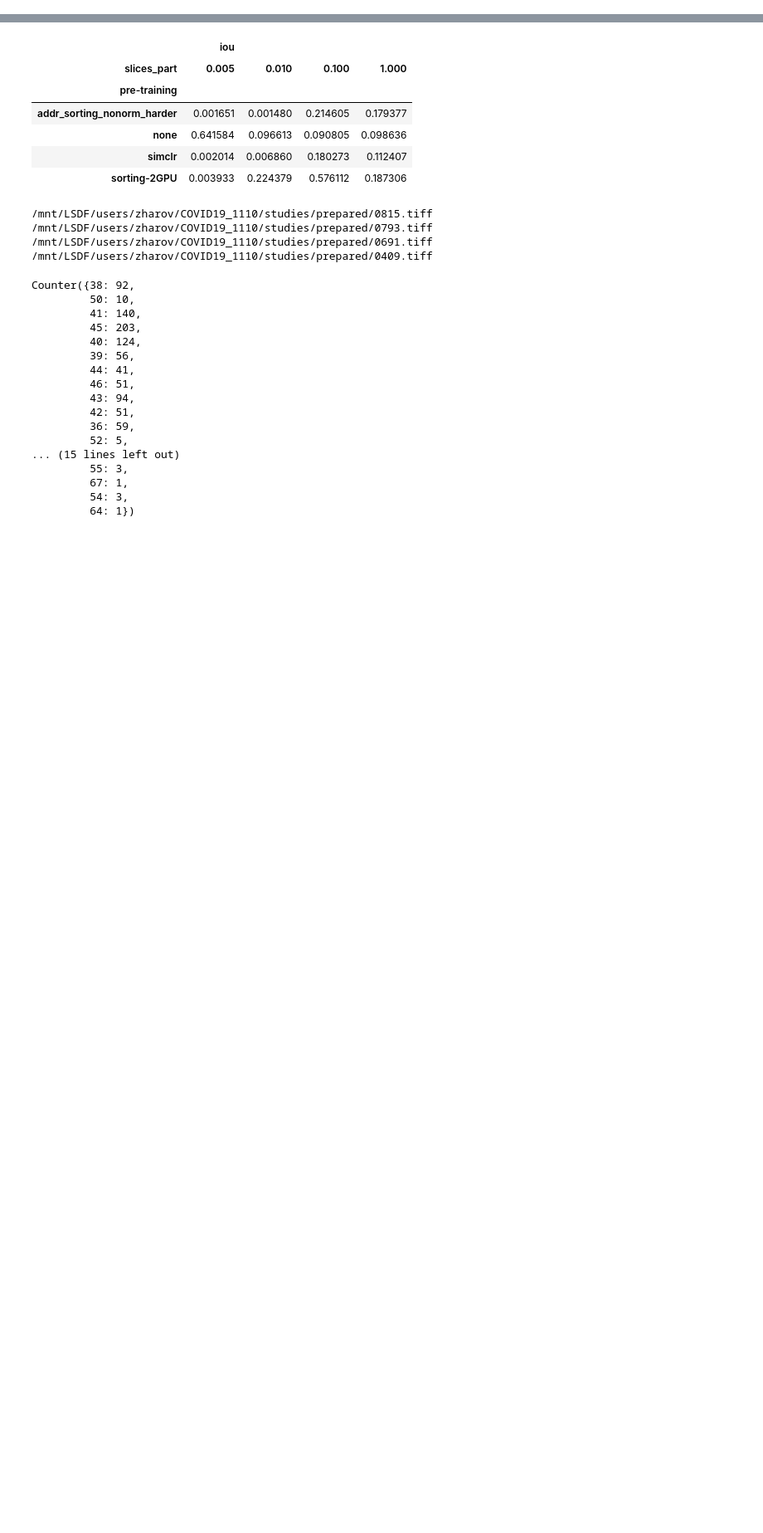
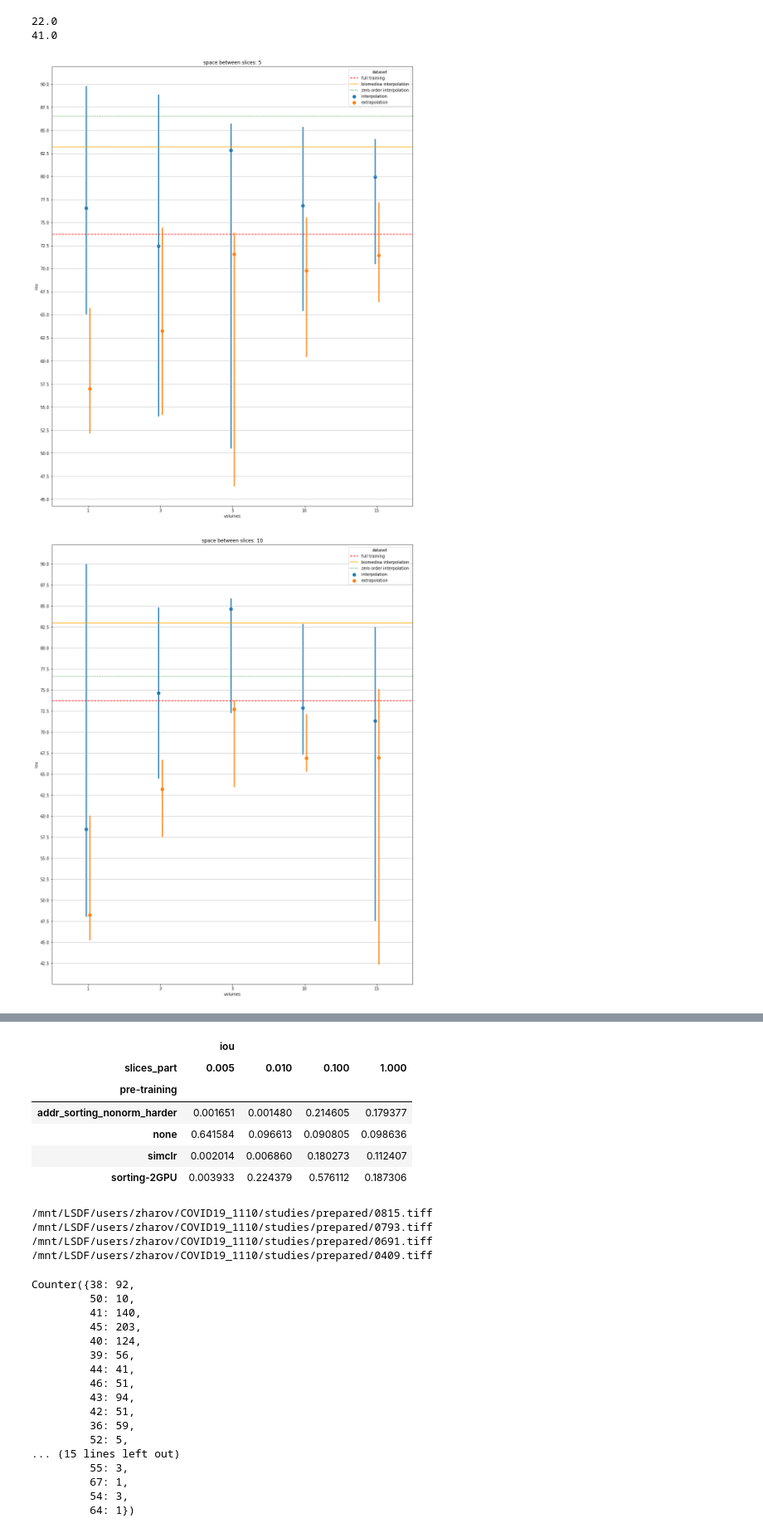
Before and after one commit to DL4XRayTomoImaging-KIT/training-repo, a Jupyter notebook: compare trainings.ipynb, the cells around one changed output, grey strips where cells are left out. Shown: that part at 83% size. Drawn from its saved outputs; the diff is of its cells as text; code cells hidden in the pictures; blank space fills up the shorter version.

```diff
--- a/compare trainings.ipynb
+++ b/compare trainings.ipynb
@@ -188,0 +487,14 @@ print(mean_runs.to_markdown())
+# %%
+all_runs = all_runs.dropna()
+# %%
+slices_part = 0.1
+selected_source = all_runs[(all_runs['pre-training'] == 'none') & (all_runs['slices_part'] == slices_part)]
+selected_target = all_runs[(all_runs['pre-training'] == 'simclr') & (all_runs['slices_part'] == slices_part)]
+
+thr = selected_source.func.apply(lambda x: x[-1]).median()
+
+print(selected_target.func.apply(partial(_first_touch, thr=thr)).median())
+print(selected_target.func.apply(partial(_last_touch, thr=thr)).median())
+# %% [output]
+22.0
+41.0
@@ -188,0 +515,39 @@ print(mean_runs.to_markdown())
+# %%
+dict_5 = []
+
+for v in [1,3,5,10,15]:
+    for spacer, cur_addr in zip([5, 5, 10, 20], [addr_5, addr_5_n, addr_10, addr_20]):
+        try:
+            inter_addrs = glob((prefix+cur_addr+postfix).format(volumes=v, dataset_type='infer_interpolation'))
+            extra_addrs = glob((prefix+cur_addr+postfix).format(volumes=v, dataset_type='infer_extrapolation'))
+            for inter_addr, extra_addr in zip(inter_addrs, extra_addrs):
+                dict_5.append({'volumes': v, 'spacer': spacer,
+                               'dataset': 'interpolation',
+                               'iou': pd.read_csv(inter_addr)['mean-iou'].values.item()})
+                dict_5.append({'volumes': v, 'spacer': spacer,
+                               'dataset': 'extrapolation',
+                               'iou': pd.read_csv(extra_addr)['mean-iou'].values.item()})
+
+        except:
+            pass
+# %%
+biomedisa_qualities = {20: 81.57, 10: 82.94, 5: 83.17}
+zero_order_qualities = {5: 86.49, 10: 76.61, 20: 63.74}
+# %%
+for spacer, all_runs in pd.DataFrame(dict_5).groupby('spacer'):
+    plt.figure(figsize=(16, 20))
+    plt.axhline(73.7, c='r', ls='--', label='full training')
+    plt.axhline(biomedisa_qualities[spacer], c='orange', ls='-', label='biomedisa interpolation')
+    plt.axhline(zero_order_qualities[spacer], c='green', ls=':', label='zero order interpolation')
+
+    plt.title(f'space between slices: {spacer}')
+    sns.pointplot(data=all_runs, x='volumes', y='iou', hue='dataset',
+                  dodge=True, join=False, ci=100, estimator=np.median)
+#     sns.swarmplot(data=all_runs, x='volumes',y='iou', hue='dataset')
+    loc = plticker.MultipleLocator(base=2.5) # this locator puts ticks at regular intervals
+    plt.gca().yaxis.set_major_locator(loc)
+    plt.grid(which='both', axis='y')
+    plt.show()
+# %% [output]
+[figure, added]
+[figure, added]
```
Also changed, not shown: parts of 35 cells of this notebook.
